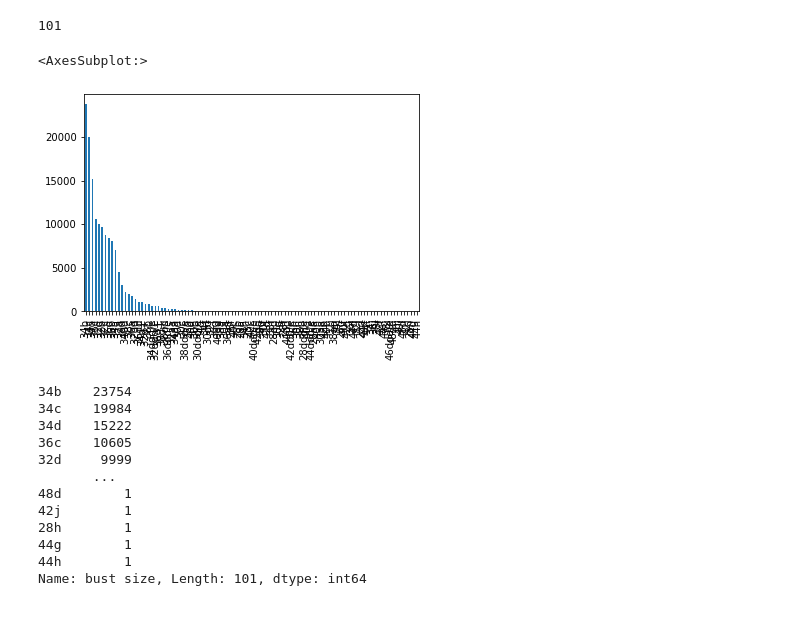
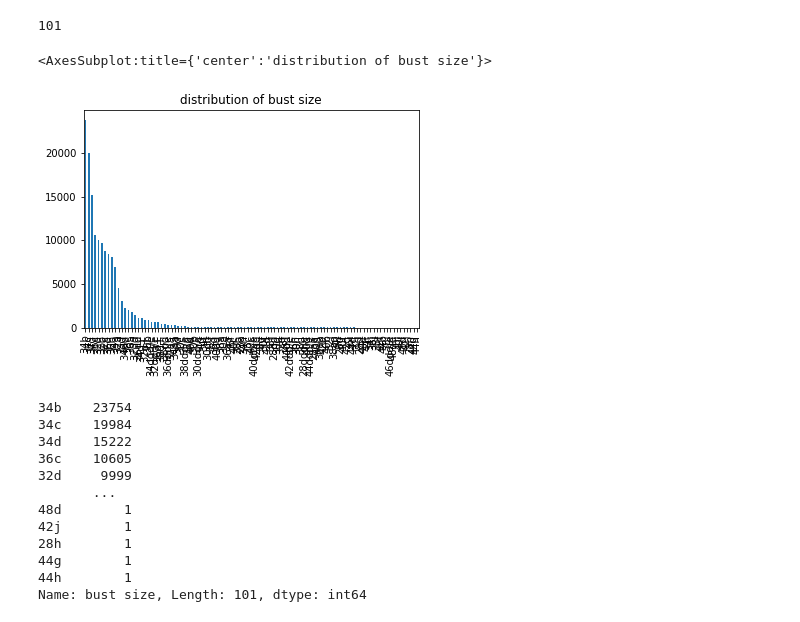
Before and after one commit to nidhidhamnani/cse-258-project, a Jupyter notebook: exploratory_analysis_of_data.ipynb, the cells around one changed output. Drawn from its saved outputs; the diff is of its cells as text; code cells hidden in the pictures.

```diff
--- a/exploratory_analysis_of_data.ipynb
+++ b/exploratory_analysis_of_data.ipynb
@@ -34,10 +34,10 @@ len(set(bust_cat))
 # %% [output]
 101
 # %%
-dataset['bust size'].value_counts().plot(kind='bar')
+dataset['bust size'].value_counts().plot(kind='bar',title='distribution of bust size')
 # %% [output]
-<AxesSubplot:>
+<AxesSubplot:title={'center':'distribution of bust size'}>
-[figure, old version]
+[figure, new version]
 # %%
 dataset['bust size'].value_counts()
 # %% [output]
```
Also changed, not shown: parts of 13 cells of this notebook, 1 other file.
